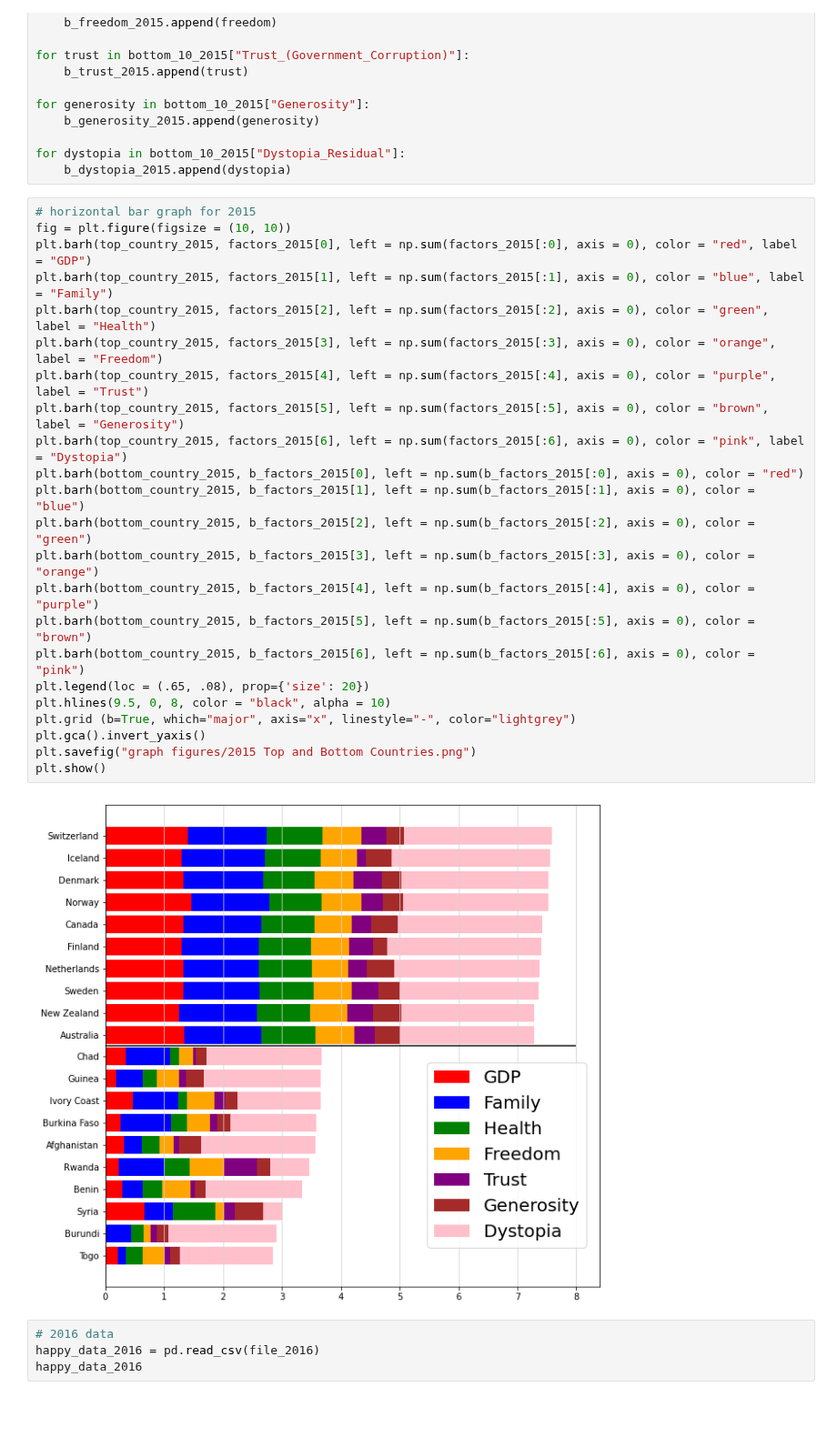
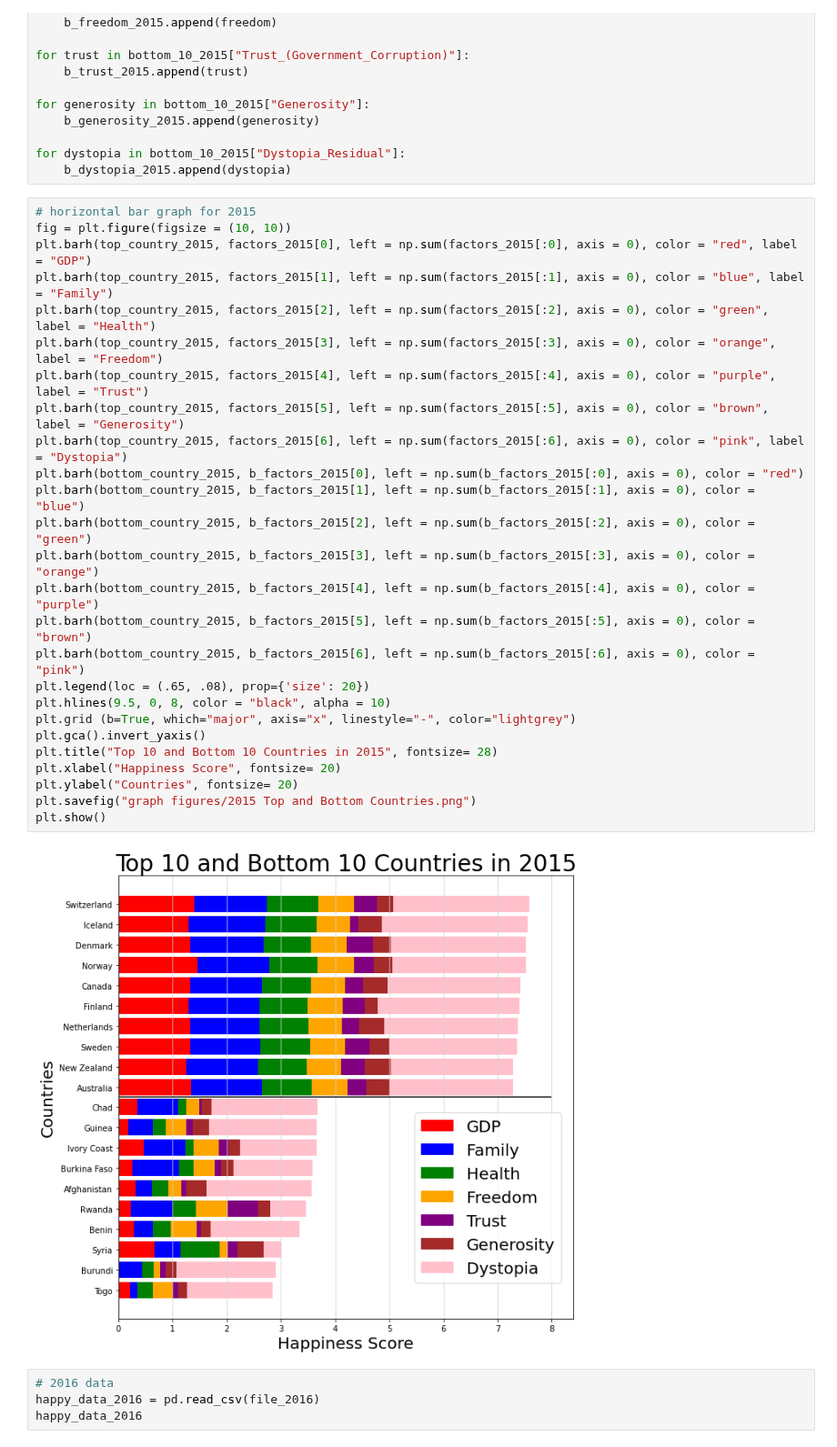
Before and after one commit to UWA-Project-1/The-World-Happiness-Analysis, a Jupyter notebook: BAR_H_Top & Bottom 10.ipynb, the cells around one changed output. Shown at 91% size. Saved outputs shown, nothing was run; the diff lists cells and outputs as text; blank space fills up the shorter version.

```diff
--- a/BAR_H_Top & Bottom 10.ipynb
+++ b/BAR_H_Top & Bottom 10.ipynb
@@ -156,28 +157,31 @@ for dystopia in bottom_10_2015["Dystopia_Residual"]:
 # %%
 # horizontal bar graph for 2015
 fig = plt.figure(figsize = (10, 10))
 plt.barh(top_country_2015, factors_2015[0], left = np.sum(factors_2015[:0], axis = 0), color = "red", label = "GDP")
 plt.barh(top_country_2015, factors_2015[1], left = np.sum(factors_2015[:1], axis = 0), color = "blue", label = "Family")
 plt.barh(top_country_2015, factors_2015[2], left = np.sum(factors_2015[:2], axis = 0), color = "green", label = "Health")
 plt.barh(top_country_2015, factors_2015[3], left = np.sum(factors_2015[:3], axis = 0), color = "orange", label = "Freedom")
 plt.barh(top_country_2015, factors_2015[4], left = np.sum(factors_2015[:4], axis = 0), color = "purple", label = "Trust")
 plt.barh(top_country_2015, factors_2015[5], left = np.sum(factors_2015[:5], axis = 0), color = "brown", label = "Generosity")
 plt.barh(top_country_2015, factors_2015[6], left = np.sum(factors_2015[:6], axis = 0), color = "pink", label = "Dystopia")
 plt.barh(bottom_country_2015, b_factors_2015[0], left = np.sum(b_factors_2015[:0], axis = 0), color = "red")
 plt.barh(bottom_country_2015, b_factors_2015[1], left = np.sum(b_factors_2015[:1], axis = 0), color = "blue")
 plt.barh(bottom_country_2015, b_factors_2015[2], left = np.sum(b_factors_2015[:2], axis = 0), color = "green")
 plt.barh(bottom_country_2015, b_factors_2015[3], left = np.sum(b_factors_2015[:3], axis = 0), color = "orange")
 plt.barh(bottom_country_2015, b_factors_2015[4], left = np.sum(b_factors_2015[:4], axis = 0), color = "purple")
 plt.barh(bottom_country_2015, b_factors_2015[5], left = np.sum(b_factors_2015[:5], axis = 0), color = "brown")
 plt.barh(bottom_country_2015, b_factors_2015[6], left = np.sum(b_factors_2015[:6], axis = 0), color = "pink")
 plt.legend(loc = (.65, .08), prop={'size': 20})
 plt.hlines(9.5, 0, 8, color = "black", alpha = 10)
 plt.grid (b=True, which="major", axis="x", linestyle="-", color="lightgrey")
 plt.gca().invert_yaxis()
+plt.title("Top 10 and Bottom 10 Countries in 2015", fontsize= 28)
+plt.xlabel("Happiness Score", fontsize= 20)
+plt.ylabel("Countries", fontsize= 20)
 plt.savefig("graph figures/2015 Top and Bottom Countries.png")
 plt.show()
 # %% [output]
-[figure, old version]
+[figure, new version]
 # %%
 # 2016 data
 happy_data_2016 = pd.read_csv(file_2016)
```
Also changed, not shown: parts of 11 cells of this notebook, 1 other file.
